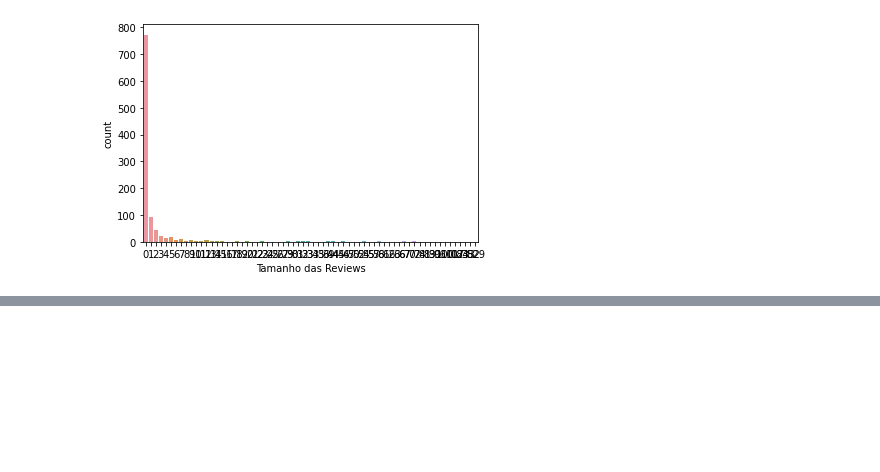
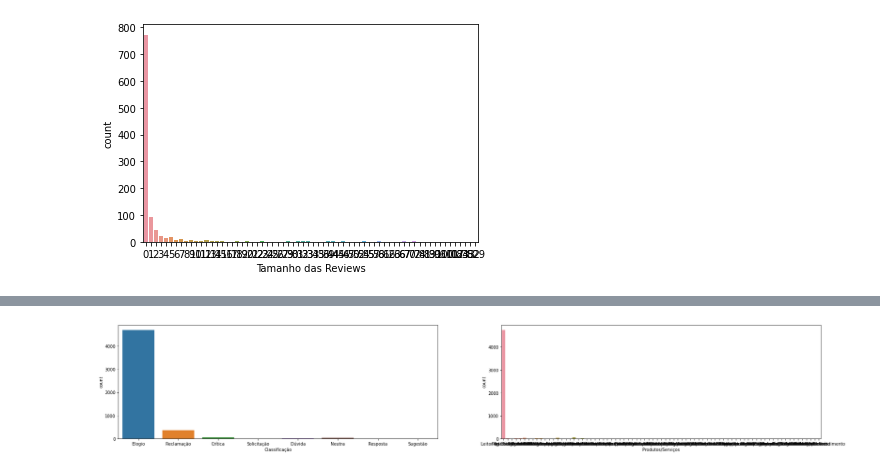
Before and after one commit to marcelounb/BB, a Jupyter notebook: ia_mobile2.ipynb, the cells around one changed output, grey strips where cells are left out. Drawn from its saved outputs; the diff is of its cells as text; code cells hidden in the pictures; blank space fills up the shorter version.

```diff
--- a/ia_mobile2.ipynb
+++ b/ia_mobile2.ipynb
@@ -140,0 +163,7 @@ dataset2.head(20)
+# %%
+fig, ax =plt.subplots(1,2, figsize=(30,5))
+sns.countplot(x=dataset['Classificação'], ax=ax[0])
+sns.countplot(x=dataset['Produtos/Serviços'], ax=ax[1])
+fig.show()
+# %% [output]
+[figure, added]
```
Also changed, not shown: parts of 18 cells of this notebook.
